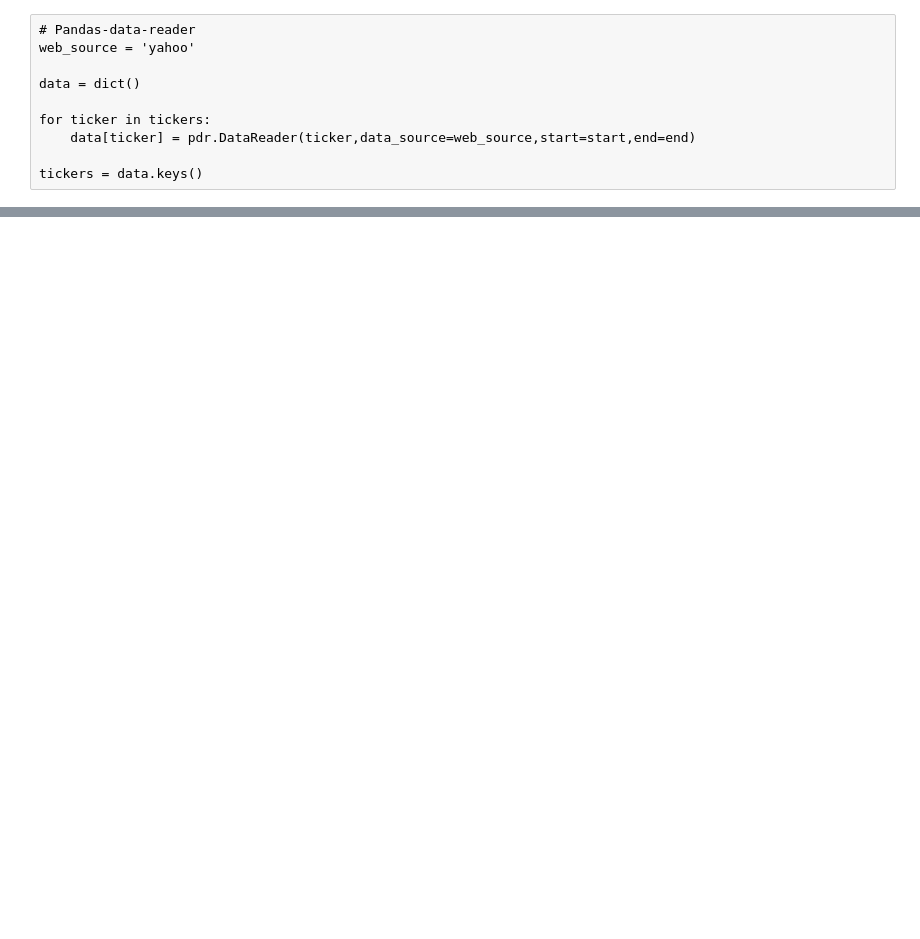
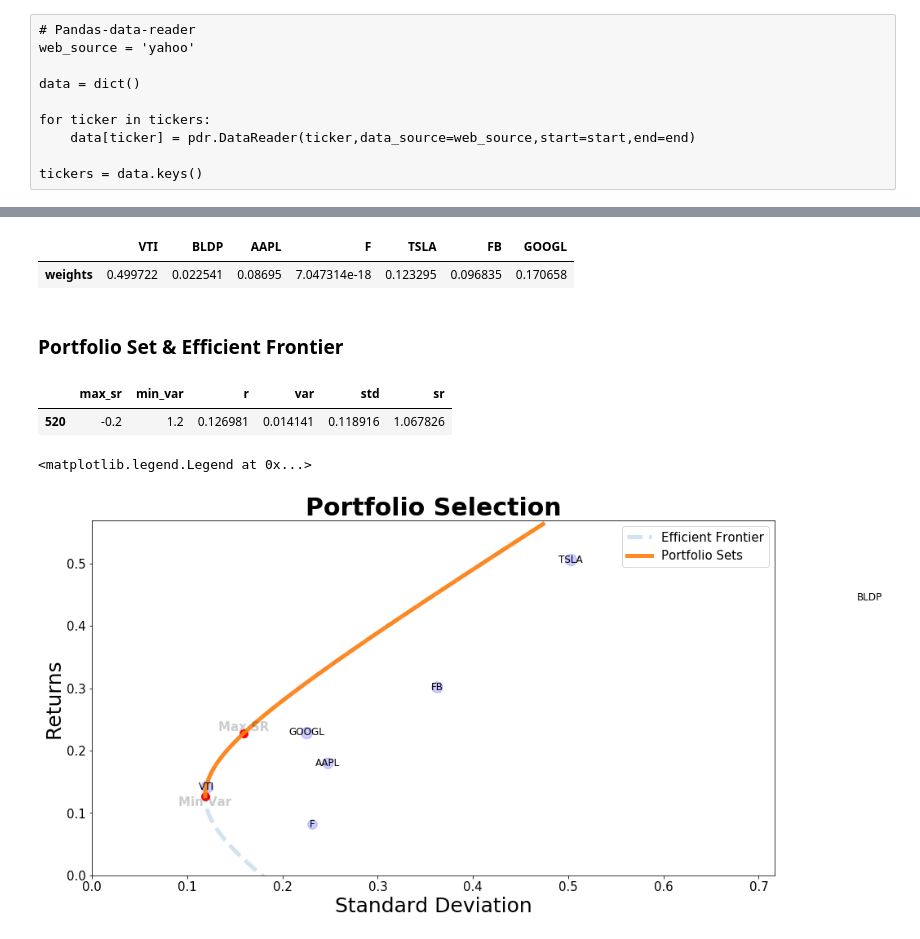
Before and after one commit to qcx201-nyu/portfolio_analysis, a Jupyter notebook: portfolio_analysis.ipynb, the cells around one changed output, grey strips where cells are left out. Cells and saved outputs as stored; diff of their text form; code cells hidden in the pictures; blank space fills up the shorter version.

```diff
--- a/portfolio_analysis.ipynb
+++ b/portfolio_analysis.ipynb
@@ -268,0 +378,7 @@ port_returns(output_wts=True)[0].head()
+# %%
+port_returns(output_wts=True,allow_short=False)[1]
+# %% [output]
+|  | VTI | BLDP | AAPL | F | TSLA | FB | GOOGL |
+| weights | 0.499722 | 0.022541 | 0.08695 | 7.047314e-18 | 0.123295 | 0.096835 | 0.170658 |
+# %% [markdown]
+### Portfolio Set & Efficient Frontier
@@ -268,0 +426,53 @@ port_returns(output_wts=True)[0].head()
+# %%
+# eff_choices not min_var????
+min_var_port
+# %% [output]
+|  | max_sr | min_var | r | var | std | sr |
+| 520 | -0.2 | 1.2 | 0.126981 | 0.014141 | 0.118916 | 1.067826 |
+# %%
+fig,ax = plt.subplots(figsize=(15,8))
+
+port_choice.plot('std','r',
+                 linestyle='--',lw = 5,
+                 #s=10,
+                 alpha = .2,
+                 ax = ax)
+
+eff_front.plot('std','r',
+               linestyle='-',lw = 5,
+               alpha = 0.9,
+               ax = ax
+              )
+
+for ticker in tickers:
+    ann_r = global_returns.mean()[ticker]*ann_factor
+    ann_std = global_returns.std()[ticker]*np.sqrt(ann_factor)
+    ax.scatter(ann_std,ann_r,
+              s = (1+ann_r/ann_std)*100, color = 'b',
+              alpha = .2)
+    ax.text(ann_std,ann_r,ticker,fontsize=12,va='center',ha='center')
+
+ax.scatter(float(max_sr_port['std']),float(max_sr_port['r']),
+          alpha = 1, s = 100,c='red',label='Max SR')
+ax.text(float(max_sr_port['std']),float(max_sr_port['r']),
+        'Max SR',size=15,fontweight='bold',
+         alpha = .2, va='bottom',ha='center')
+
+ax.scatter(float(min_var_port['std']),float(min_var_port['r']),
+          alpha = 1, s = 100,c='red',label='Min Var')
+ax.text(float(min_var_port['std']),float(min_var_port['r']),
+        'Min Var',size=15,fontweight='bold',
+         alpha = .2,va='top',ha='center')
+
+ax.set_title('Portfolio Selection',fontsize=30,fontweight='bold')
+ax.set_xlabel('Standard Deviation',fontsize = 25)
+ax.set_ylabel('Returns',fontsize = 25)
+ax.tick_params(axis='both',labelsize=15)
+
+ax.set_ylim((0,float(max_sr_port['r'])*2.5))
+ax.set_xlim((0,float(max_sr_port['std'])*4.5))
+
+ax.legend(['Efficient Frontier','Portfolio Sets'],fontsize=15)
+# %% [output]
+<matplotlib.legend.Legend at 0x...>
+[figure, added]
```
Also changed, not shown: parts of 47 cells of this notebook.
